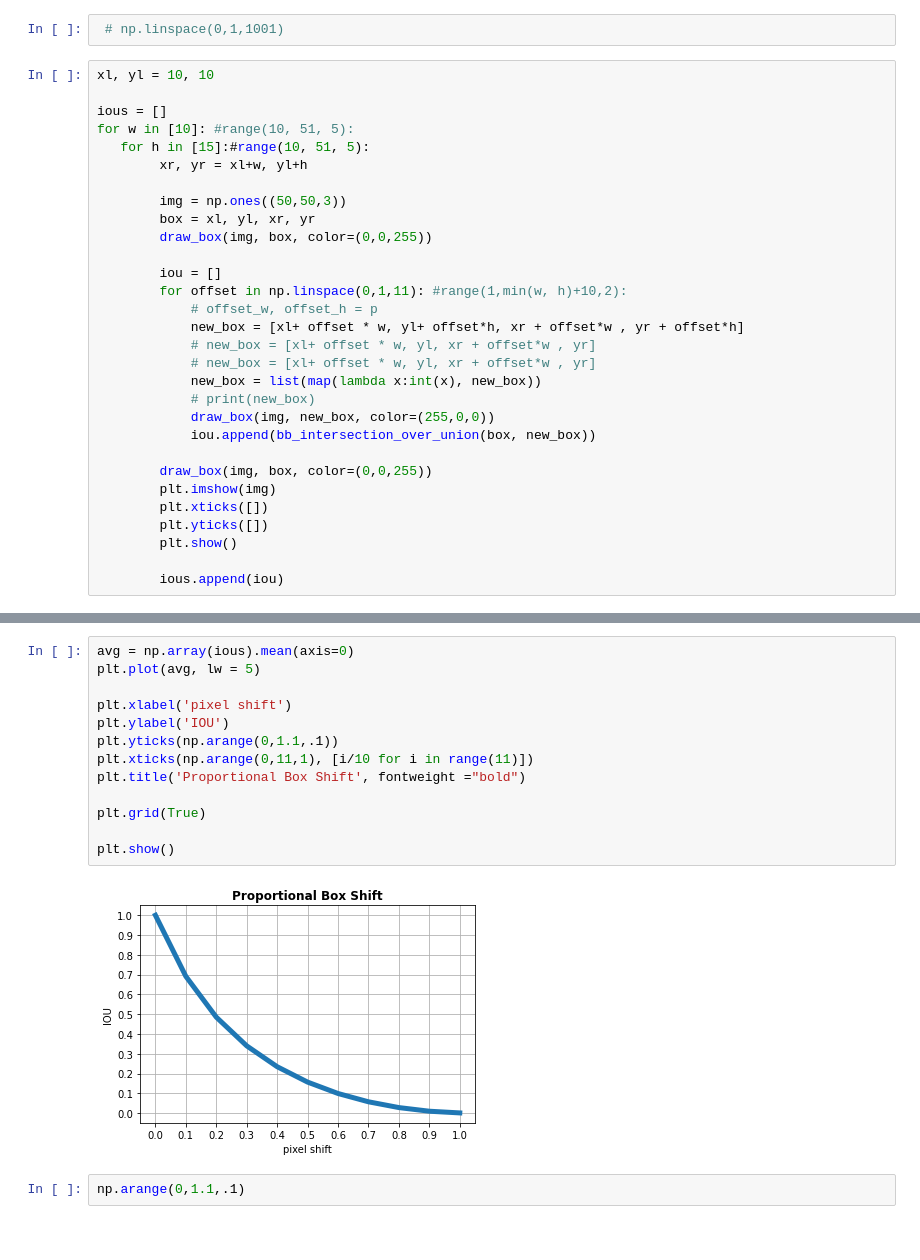
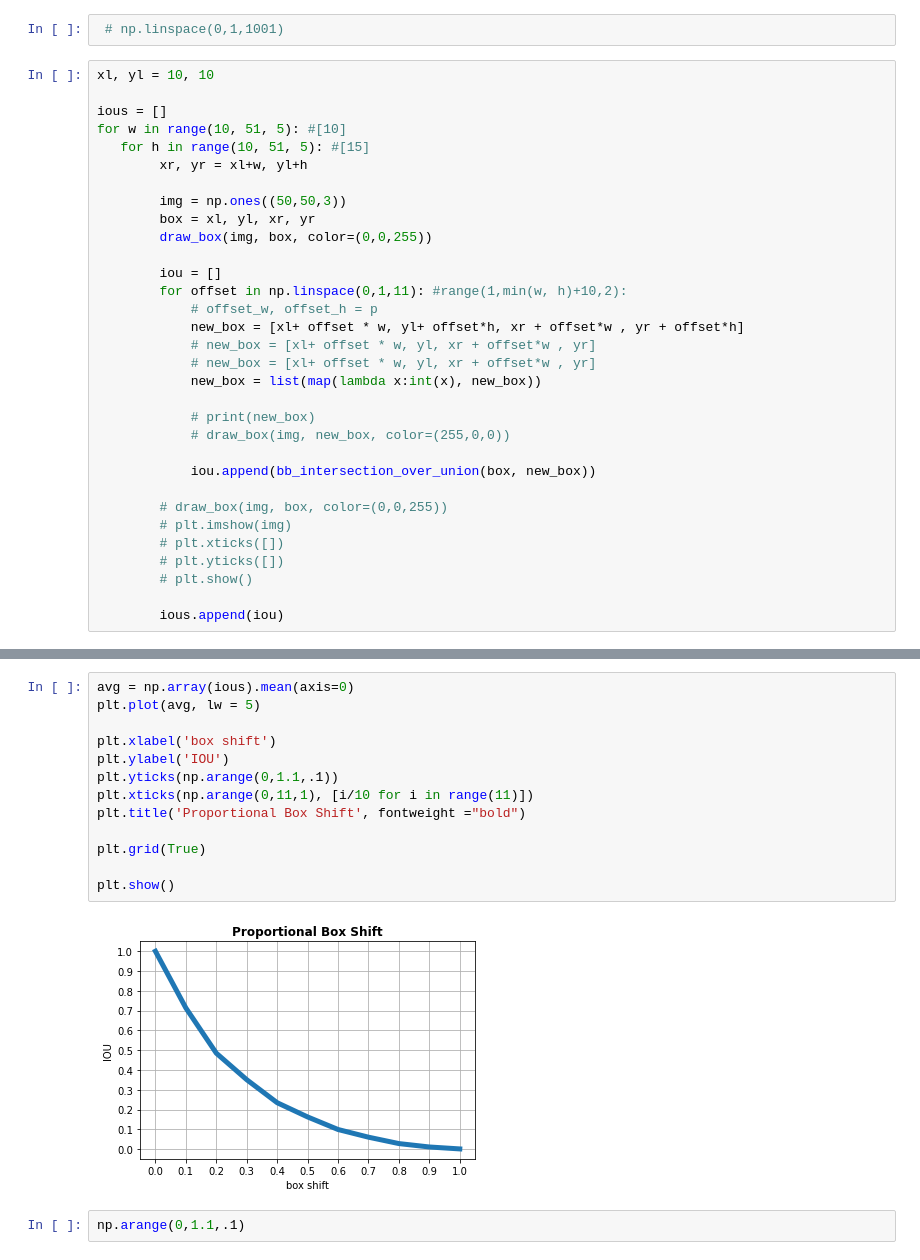
Before and after one commit to aliborji/AP_Box_Perturbation, a Jupyter notebook: analysis.ipynb, the cells around one changed output, grey strips where cells are left out. Saved outputs shown, nothing was run; the diff lists cells and outputs as text.

```diff
--- a/analysis.ipynb
+++ b/analysis.ipynb
@@ -34,8 +34,8 @@ def draw_box(frame, bbox, color=(255,0,0)):
 xl, yl = 10, 10
 
 ious = []
-for w in [10]: #range(10, 51, 5):
-   for h in [15]:#range(10, 51, 5):
+for w in range(10, 51, 5): #[10]
+   for h in range(10, 51, 5): #[15]
         xr, yr = xl+w, yl+h
 
         img = np.ones((50,50,3))
@@ -49,14 +49,16 @@ for w in [10]: #range(10, 51, 5):
             # new_box = [xl+ offset * w, yl, xr + offset*w , yr]
             # new_box = [xl+ offset * w, yl, xr + offset*w , yr]
             new_box = list(map(lambda x:int(x), new_box))
+
             # print(new_box)
-            draw_box(img, new_box, color=(255,0,0))
+            # draw_box(img, new_box, color=(255,0,0))
+
             iou.append(bb_intersection_over_union(box, new_box))
 
-        draw_box(img, box, color=(0,0,255))
-        plt.imshow(img)
-        plt.xticks([])
-        plt.yticks([])
-        plt.show()
+        # draw_box(img, box, color=(0,0,255))
+        # plt.imshow(img)
+        # plt.xticks([])
+        # plt.yticks([])
+        # plt.show()
 
         ious.append(iou)
@@ -84,18 +81,18 @@ plt.show()
 # %%
 avg = np.array(ious).mean(axis=0)
 plt.plot(avg, lw = 5)
 
-plt.xlabel('pixel shift')
+plt.xlabel('box shift')
 plt.ylabel('IOU')
 plt.yticks(np.arange(0,1.1,.1))
 plt.xticks(np.arange(0,11,1), [i/10 for i in range(11)])
 plt.title('Proportional Box Shift', fontweight ="bold")
 
 plt.grid(True)
 
 plt.show()
 # %% [output]
-[figure, old version]
+[figure, new version]
 # %%
 np.arange(0,1.1,.1)
 # %% [output]
```
Also changed, not shown: parts of 3 cells of this notebook.
